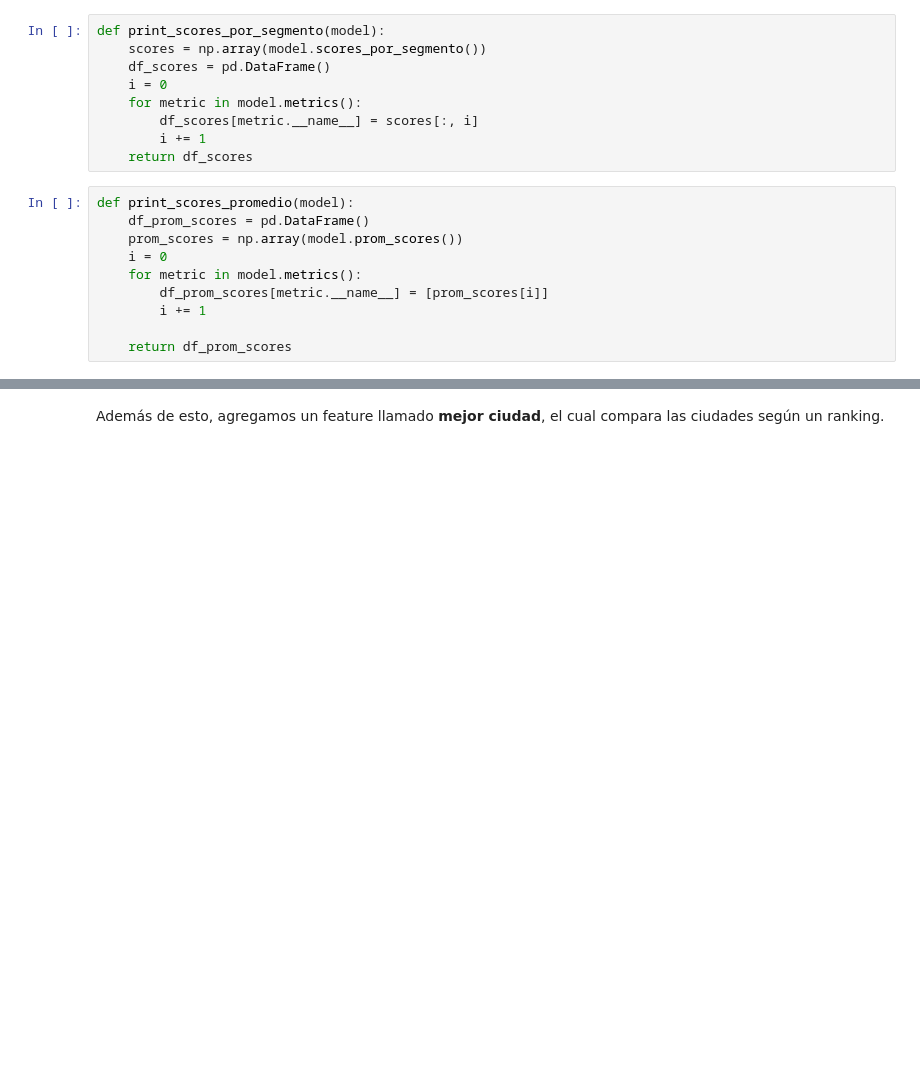
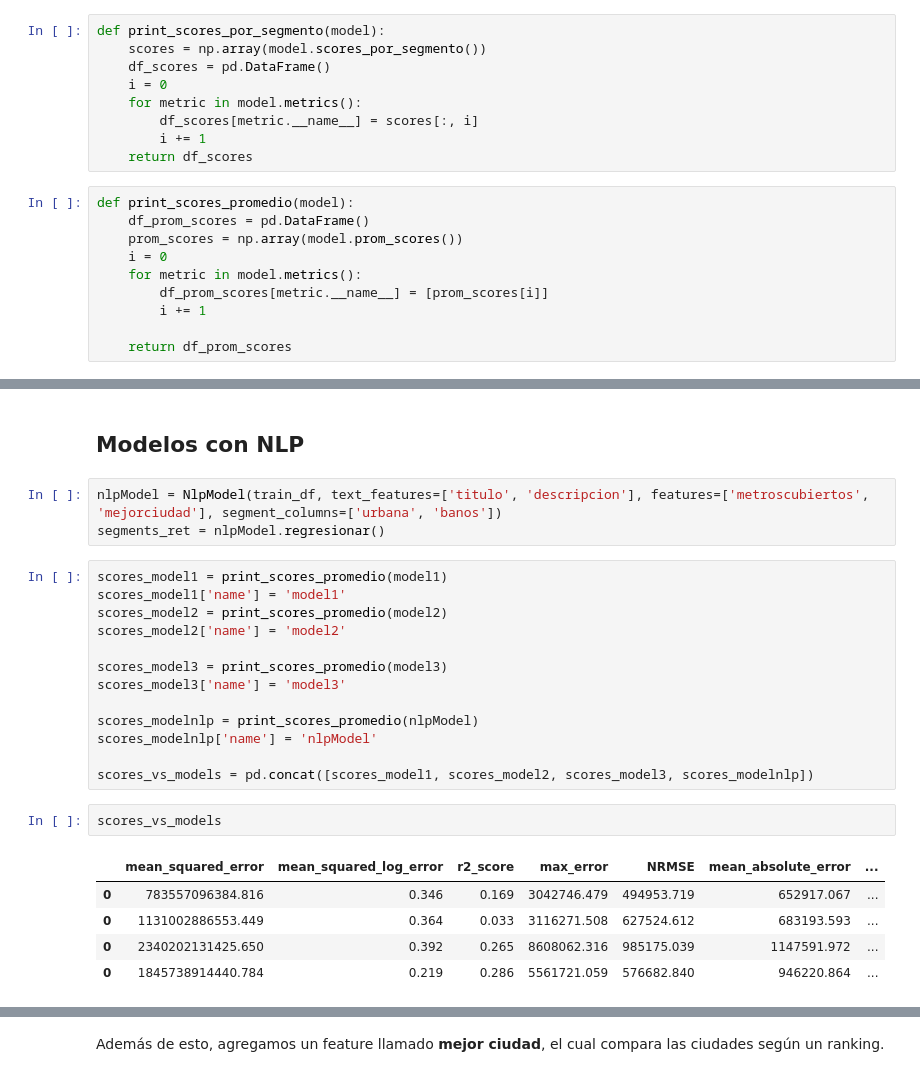
Before and after one commit to ToOrtner/Data-Analysis-properties, a Jupyter notebook: metnum-tp3-2020-1c/notebooks/exps.ipynb, the cells around one changed output, grey strips where cells are left out. Saved outputs shown, nothing was run; the diff lists cells and outputs as text; blank space fills up the shorter version.

```diff
--- a/metnum-tp3-2020-1c/notebooks/exps.ipynb
+++ b/metnum-tp3-2020-1c/notebooks/exps.ipynb
@@ -49,0 +45,26 @@ Si volvemos al analisis de correlación de los datos, podemos ver que existe una
+# %% [markdown]
+## Modelos con NLP
+# %%
+nlpModel = NlpModel(train_df, text_features=['titulo', 'descripcion'], features=['metroscubiertos', 'mejorciudad'], segment_columns=['urbana', 'banos'])
+segments_ret = nlpModel.regresionar()
+# %%
+scores_model1 = print_scores_promedio(model1)
+scores_model1['name'] = 'model1'
+scores_model2 = print_scores_promedio(model2)
+scores_model2['name'] = 'model2'
+
+scores_model3 = print_scores_promedio(model3)
+scores_model3['name'] = 'model3'
+
+scores_modelnlp = print_scores_promedio(nlpModel)
+scores_modelnlp['name'] = 'nlpModel'
+
+scores_vs_models = pd.concat([scores_model1, scores_model2, scores_model3, scores_modelnlp])
+# %%
+scores_vs_models
+# %% [output]
+|  | mean_squared_error | mean_squared_log_error | r2_score | max_error | NRMSE | mean_absolute_error | ... |
+| 0 | 783557096384.816 | 0.346 | 0.169 | 3042746.479 | 494953.719 | 652917.067 | ... |
+| 0 | 1131002886553.449 | 0.364 | 0.033 | 3116271.508 | 627524.612 | 683193.593 | ... |
+| 0 | 2340202131425.650 | 0.392 | 0.265 | 8608062.316 | 985175.039 | 1147591.972 | ... |
+| 0 | 1845738914440.784 | 0.219 | 0.286 | 5561721.059 | 576682.840 | 946220.864 | ... |
```
Also changed, not shown: parts of 20 cells of this notebook, 5 other files.
